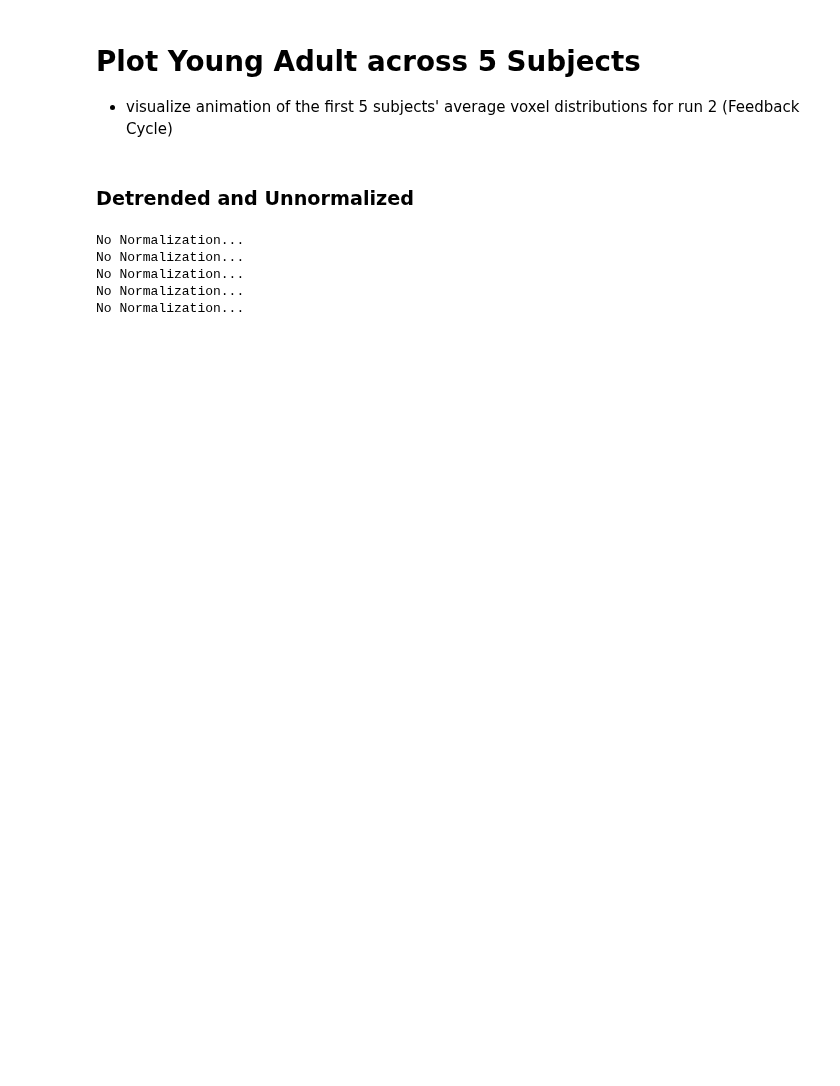
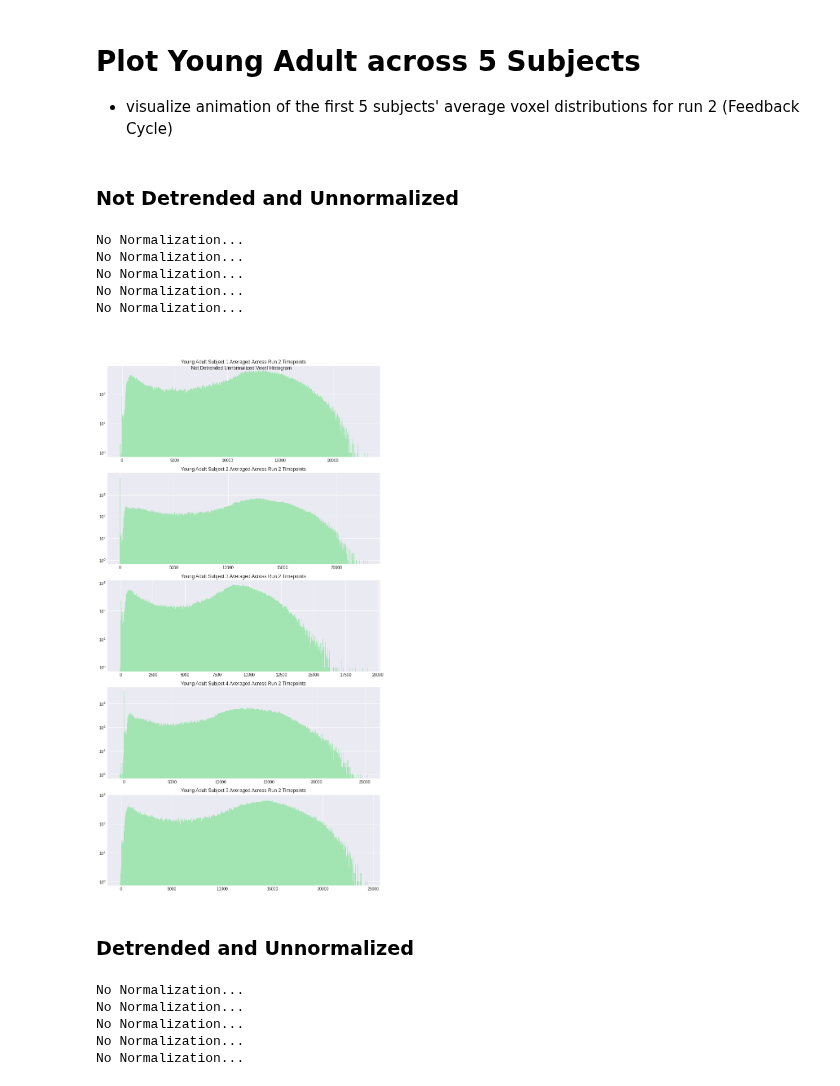
Before and after one commit to staceybeck/teambrainiac, a Jupyter notebook: source/group_svm/Explore_data.ipynb, the cells around one changed output. Saved outputs shown, nothing was run; the diff lists cells and outputs as text; code cells hidden in the pictures; blank space fills up the shorter version.

```diff
--- a/source/group_svm/Explore_data.ipynb
+++ b/source/group_svm/Explore_data.ipynb
@@ -237,6 +226,32 @@ Running Z-score...
 # %% [markdown]
 # Plot Young Adult across 5 Subjects
 - visualize animation of the first 5 subjects' average voxel distributions for run 2 (Feedback Cycle)
+# %% [markdown]
+### Not Detrended and Unnormalized
+# %%
+norm = "Unnormalized" # Unnormalized, Percent Signal Change, Z-score
+n_sub = 5
+runs = 1 # on run 2 (index starts at 0)
+num_bins = 1000
+plot_img = True # want to get the HTML render
+sub_ids = YA
+detrend = False
+data_type = "Young Adult"
+
+# Plot the interactive version
+save_path = "/content/gdrive/MyDrive/sub_norm/YA_dtrnd_Unorm_mvid.html"
+title = f'Unnormalized Young Adult Voxel Histogram Averaged over Timepoints for Run 2'
+data3 = plot_dist_across_subjects(data, runs, num_bins, sub_ids, norm, n_sub, data_type, detrend, plot_img)
+if plot_img == False:
+  anim = five_sub_ani(data3, title, save_path, n_sub)
+  anim
+# %% [output]
+No Normalization...
+No Normalization...
+No Normalization...
+No Normalization...
+No Normalization...
+[figure, added]
 # %% [markdown]
 ### Detrended and Unnormalized
 # %%
```
Also changed, not shown: parts of 13 cells of this notebook.
